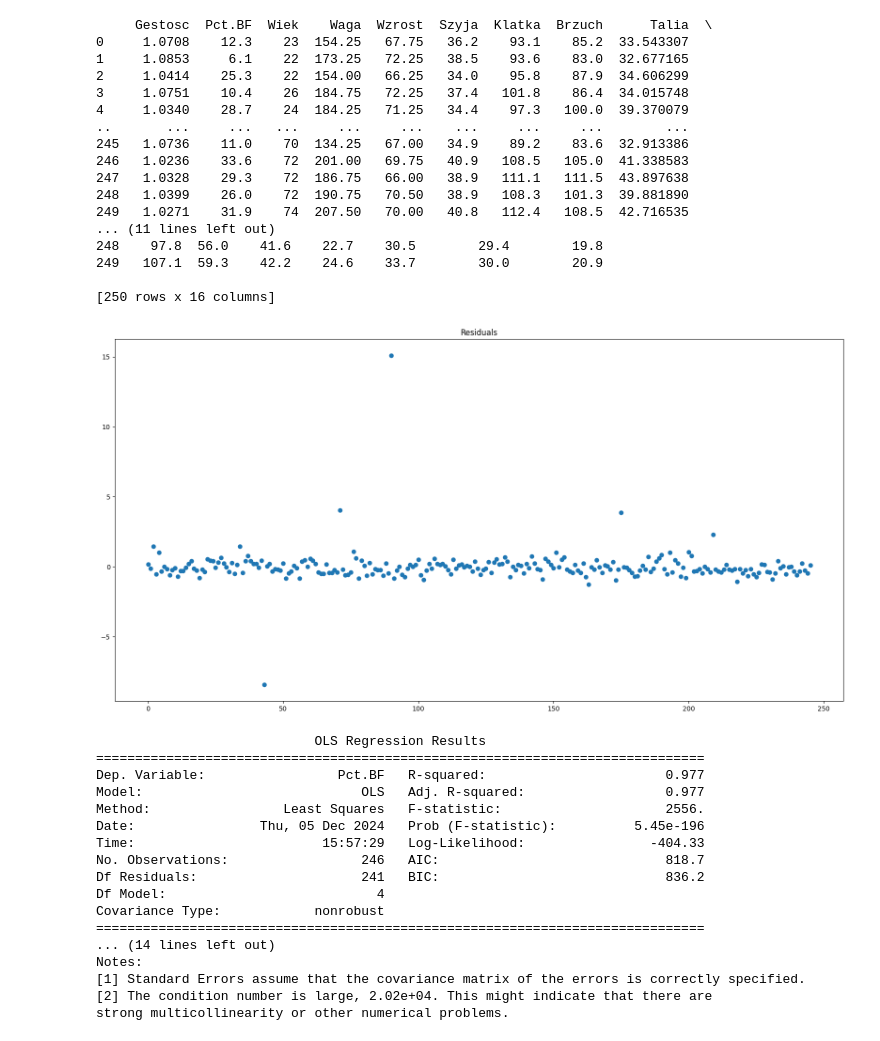
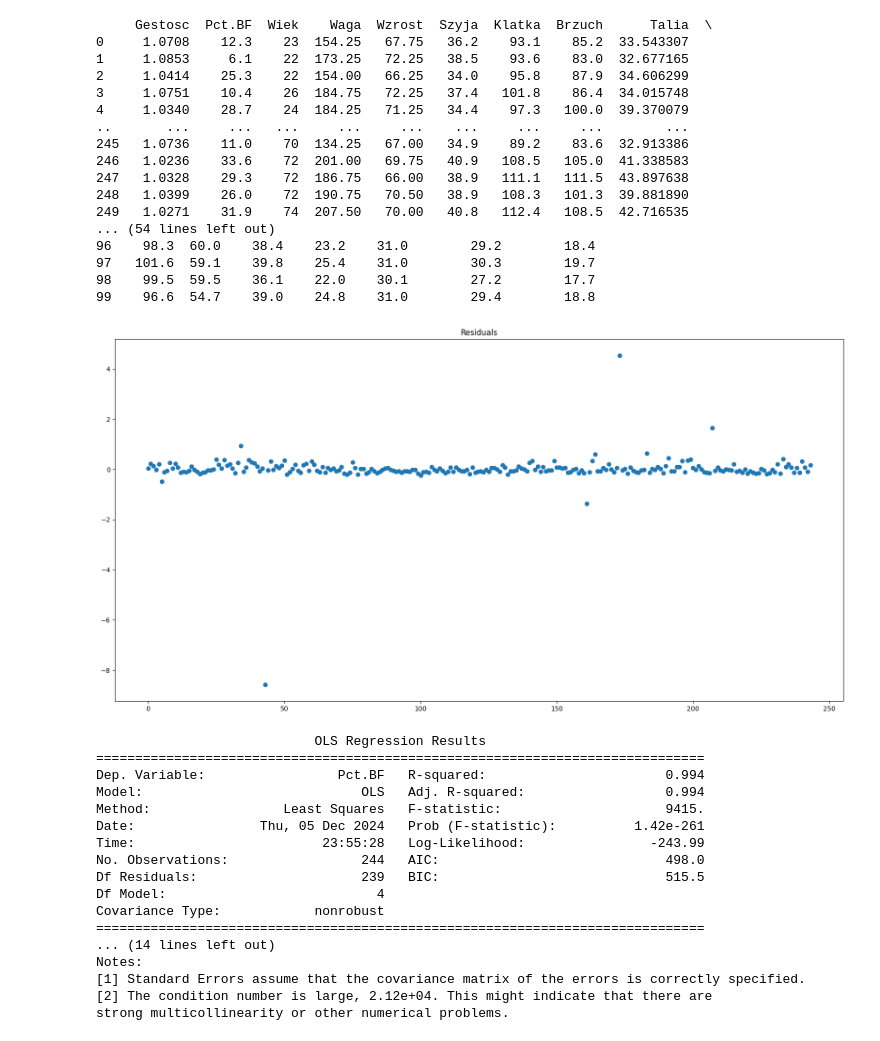
Before and after one commit to userofpi/MED_LAB1, a Jupyter notebook: LAB1_2.ipynb, the cells around one changed output. Drawn from its saved outputs; the diff is of its cells as text; code cells hidden in the pictures.

```diff
--- a/LAB1_2.ipynb
+++ b/LAB1_2.ipynb
@@ -75,11 +75,18 @@ print(data_frame)
 #     else:
 #         return False
 
-# usun linie 32 , 41, 85, 174
-data_frame = data_frame.drop([30, 39, 83, 172])
-# reindex
+# usun linie 32 , 41, 85, 174,
+data_frame = data_frame.drop([30, 39, 83, 172, 73])
 data_frame = data_frame.reset_index(drop=True)
 
+print(data_frame[80:100])
+data_frame = data_frame.drop([89])
+data_frame = data_frame.reset_index(drop=True)
+
+
+# reindex
+
+# wyswielt dane  rekord 71
 
 #print(data_frame)
 
@@ -344,53 +351,53 @@ print(model.summary())
    Gestosc  Pct.BF  Wiek    Waga  Wzrost  Szyja  Klatka  Brzuch      Talia  \
 0   1.0708    12.3    23  154.25   67.75   36.2    93.1    85.2  33.543307
 1   1.0853     6.1    22  173.25   72.25   38.5    93.6    83.0  32.677165
 2   1.0414    25.3    22  154.00   66.25   34.0    95.8    87.9  34.606299
 3   1.0751    10.4    26  184.75   72.25   37.4   101.8    86.4  34.015748
 4   1.0340    28.7    24  184.25   71.25   34.4    97.3   100.0  39.370079
 
    Biodro   Udo  Kolano  Kostka  Biceps  Przedramie  Nadgarstek
 0    94.5  59.0    37.3    21.9    32.0        27.4        17.1
 1    98.7  58.7    37.3    23.4    30.5        28.9        18.2
 2    99.2  59.6    38.9    24.0    28.8        25.2        16.6
 3   101.2  60.1    37.3    22.8    32.4        29.4        18.2
 ... (38 lines left out)
 Notes:
 [1] Standard Errors assume that the covariance matrix of the errors is correctly specified.
 [2] The smallest eigenvalue is 1.59e-11. This might indicate that there are
 strong multicollinearity problems or that the design matrix is singular.
 [figure]
      Gestosc  Pct.BF  Wiek    Waga  Wzrost  Szyja  Klatka  Brzuch      Talia  \
 0     1.0708    12.3    23  154.25   67.75   36.2    93.1    85.2  33.543307
 1     1.0853     6.1    22  173.25   72.25   38.5    93.6    83.0  32.677165
 2     1.0414    25.3    22  154.00   66.25   34.0    95.8    87.9  34.606299
 3     1.0751    10.4    26  184.75   72.25   37.4   101.8    86.4  34.015748
 4     1.0340    28.7    24  184.25   71.25   34.4    97.3   100.0  39.370079
 ..       ...     ...   ...     ...     ...    ...     ...     ...        ...
 245   1.0736    11.0    70  134.25   67.00   34.9    89.2    83.6  32.913386
 246   1.0236    33.6    72  201.00   69.75   40.9   108.5   105.0  41.338583
 247   1.0328    29.3    72  186.75   66.00   38.9   111.1   111.5  43.897638
 248   1.0399    26.0    72  190.75   70.50   38.9   108.3   101.3  39.881890
 249   1.0271    31.9    74  207.50   70.00   40.8   112.4   108.5  42.716535
-... (11 lines left out)
-248    97.8  56.0    41.6    22.7    30.5        29.4        19.8
-249   107.1  59.3    42.2    24.6    33.7        30.0        20.9
-
-[250 rows x 16 columns]
+... (54 lines left out)
+96    98.3  60.0    38.4    23.2    31.0        29.2        18.4
+97   101.6  59.1    39.8    25.4    31.0        30.3        19.7
+98    99.5  59.5    36.1    22.0    30.1        27.2        17.7
+99    96.6  54.7    39.0    24.8    31.0        29.4        18.8
-[figure, old version]
+[figure, new version]
                             OLS Regression Results
 ==============================================================================
-Dep. Variable:                 Pct.BF   R-squared:                       0.977
-Model:                            OLS   Adj. R-squared:                  0.977
-Method:                 Least Squares   F-statistic:                     2556.
-Date:                Thu, 05 Dec 2024   Prob (F-statistic):          5.45e-196
-Time:                        15:57:29   Log-Likelihood:                -404.33
-No. Observations:                 246   AIC:                             818.7
-Df Residuals:                     241   BIC:                             836.2
+Dep. Variable:                 Pct.BF   R-squared:                       0.994
+Model:                            OLS   Adj. R-squared:                  0.994
+Method:                 Least Squares   F-statistic:                     9415.
+Date:                Thu, 05 Dec 2024   Prob (F-statistic):          1.42e-261
+Time:                        23:55:28   Log-Likelihood:                -243.99
+No. Observations:                 244   AIC:                             498.0
+Df Residuals:                     239   BIC:                             515.5
 Df Model:                           4
 Covariance Type:            nonrobust
 ==============================================================================
 ... (14 lines left out)
 Notes:
 [1] Standard Errors assume that the covariance matrix of the errors is correctly specified.
-[2] The condition number is large, 2.02e+04. This might indicate that there are
+[2] The condition number is large, 2.12e+04. This might indicate that there are
 strong multicollinearity or other numerical problems.
```
Also changed, not shown: parts of 3 cells of this notebook.
